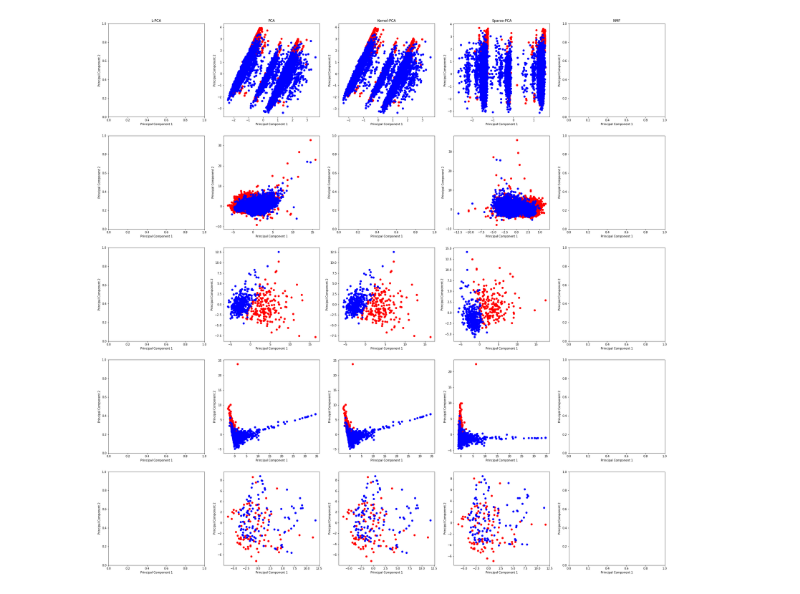
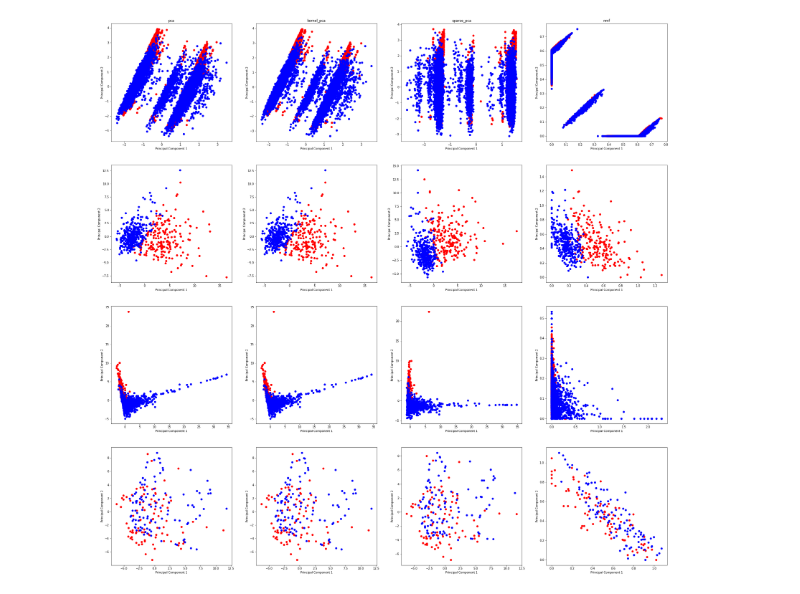
Before and after one commit to PawelLawrynowicz/classification-pca, a Jupyter notebook: src/pca_classification.ipynb, the cells around one changed output. Cells and saved outputs as stored; diff of their text form; code cells hidden in the pictures.

Commit message:
Improved drawing plot and implemented basics of an experiment

```diff
--- a/src/pca_classification.ipynb
+++ b/src/pca_classification.ipynb
@@ -3,11 +8,13 @@ import pandas as pd
 import numpy as np
 import matplotlib.pyplot as plt
 from sklearn.preprocessing import StandardScaler
+from sklearn.preprocessing import MinMaxScaler
 from sklearn.decomposition import PCA
 from sklearn.decomposition import SparsePCA
 from sklearn.decomposition import KernelPCA
 from sklearn.decomposition import NMF
 
+from L1PCA import l1pca
 from utilities import one_hot
 
 BREAST_PATH = '../data/breast.csv'
@@ -15,6 +22,8 @@ HR_PATH = '../data/human_resources.csv'
 SONAR_PATH = '../data/sonar.csv'
 SPAM_PATH = '../data/spam.csv'
 SMOKING_PATH = '../data/smoking.csv'
+
+dataset_paths = [HR_PATH, BREAST_PATH] #SMOKING_PATH, SPAM_PATH, SONAR_PATH
 # %%
 """
 Spam base dataset
@@ -82,4 +91,18 @@ init_smoking()
 init_breast()
 init_spam()
 init_sonar()
+# %%
+def standardize_dataset(path):
+    data = pd.read_csv(path)
+    features = list(data.columns[:-1])
+    x = data.loc[:, features].values
+    x = StandardScaler().fit_transform(x)
+    return x
+
+def normalize_dataset(path):
+    data = pd.read_csv(path)
+    features = list(data.columns[:-1])
+    x = data.loc[:, features].values
+    x = MinMaxScaler().fit_transform(x)
+    return x
 # %%
@@ -110,7 +141,12 @@ def sparse_pca_transform(standardized_data, n):
 # %%
-def draw_plots():
-    dataset_paths = [HR_PATH, SMOKING_PATH, BREAST_PATH, SPAM_PATH, SONAR_PATH]
-    methods = ['L-PCA', 'PCA', 'Kernel-PCA', 'Sparse-PCA', 'NMF']
+def draw_2d_plots():
+    features_to_keep = 2
+    methods = {
+        'pca': pca_transform,
+        'kernel_pca': kernel_pca_transform,
+        'sparse_pca': sparse_pca_transform,
+        'nmf': nmf_transform
+    } # l1pca
     fig, axs = plt.subplots(len(dataset_paths), len(methods), figsize=(35,35))
 
     for row, path in enumerate(dataset_paths):
@@ -121,34 +157,16 @@ def draw_plots():
             if row == 0:
                 axs[row,column].set_title(method)
 
-            if method=='PCA':
-                print(f"PCA----------------------{path}")
-                pca_df = pd.DataFrame(data = pca_transform(standardize_dataset(path), 2), columns = ['principal component 1', 'principal component 2'])
-            elif method=='Kernel-PCA' and row !=1:
-                print(f"Kernel-PCA---------------{path}")
-                kernel_pca_df = pd.DataFrame(data = kernel_pca_transform(standardize_dataset(path), 2), columns = ['principal component 1', 'principal component 2'])
-            elif method=='Sparse-PCA':
-                print(f"Sparse-PCA---------------{path}")
-                sparse_pca_df = pd.DataFrame(data = sparse_pca_transform(standardize_dataset(path), 2), columns = ['principal component 1', 'principal component 2'])
+            print(f"{method} --- --- --- {path}")
+            components = ([f'principal component {i+1}' for i in range(features_to_keep)])
+            dataframe = pd.DataFrame(data = methods[method](path, features_to_keep), columns=components)
 
             for (target, color) in zip(targets,colors):
                 indicesToKeep = pd.read_csv(path)[dataset.columns[-1]] == target
-
-                if method=='PCA':
-                    axs[row, column].scatter(pca_df.loc[indicesToKeep, 'principal component 1']
-                    , pca_df.loc[indicesToKeep, 'principal component 2'], c = color, s = 40)
-                elif method=='Kernel-PCA' and row !=1:
-                    axs[row, column].scatter(kernel_pca_df.loc[indicesToKeep, 'principal component 1']
-                    , kernel_pca_df.loc[indicesToKeep, 'principal component 2'], c = color, s = 40)
-                elif method=='Sparse-PCA':
-                    axs[row, column].scatter(sparse_pca_df.loc[indicesToKeep, 'principal component 1']
-                    , sparse_pca_df.loc[indicesToKeep, 'principal component 2'], c = color, s = 40)
-
-
-
+                axs[row, column].scatter(dataframe.loc[indicesToKeep, 'principal component 1'], dataframe.loc[indicesToKeep, 'principal component 2'], c = color, s = 40)
 
     for ax in axs.flat:
         ax.set(xlabel='Principal Component 1', ylabel='Principal Component 2')
 
-draw_plots()
+draw_2d_plots()
 # %% [output]
@@ -172 +190 @@ INFORMATION LOSS:               :(
-[figure, old version]
+[figure, new version]
```
Also changed, not shown: parts of 5 cells of this notebook, 2 other files.
